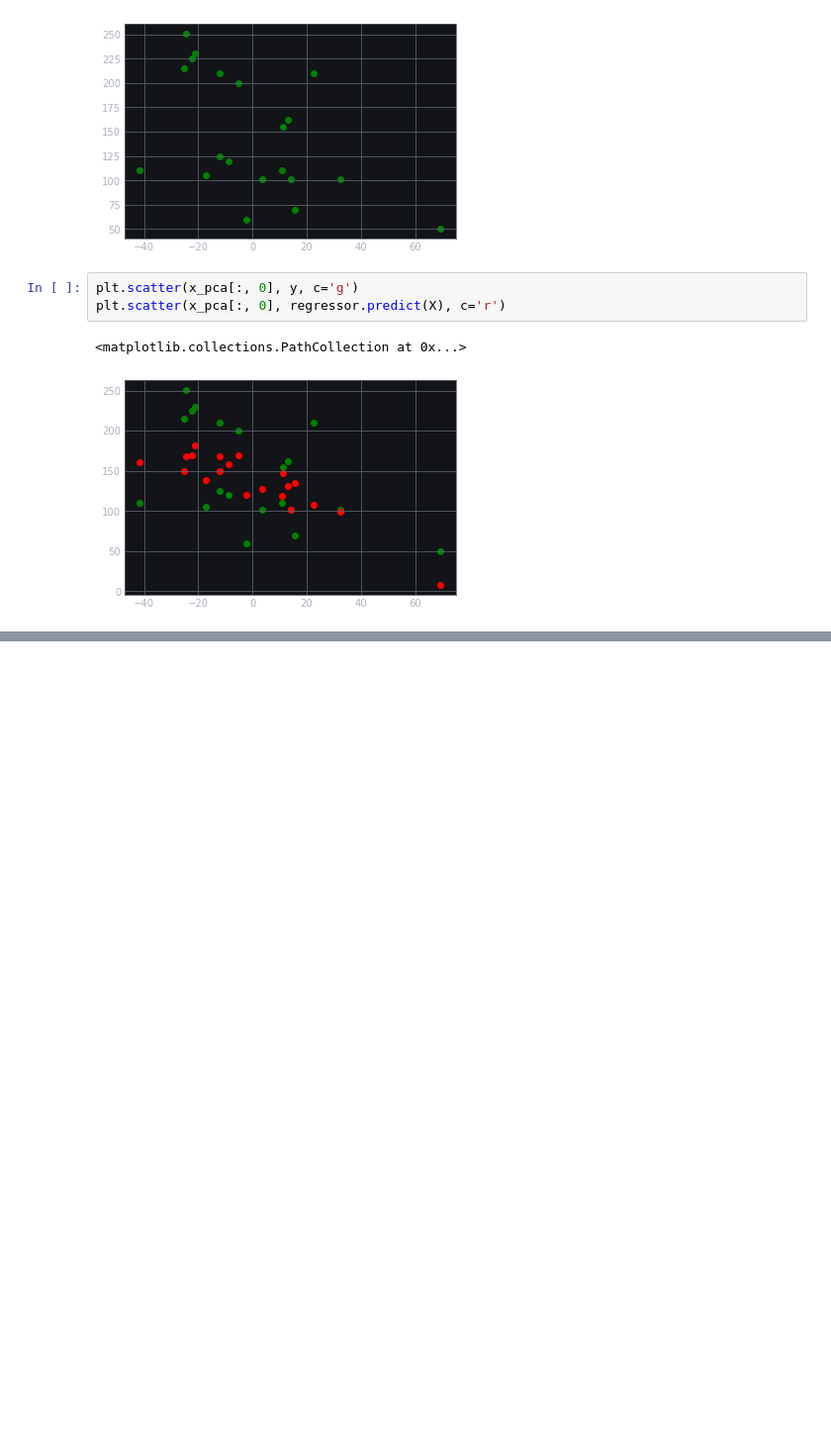
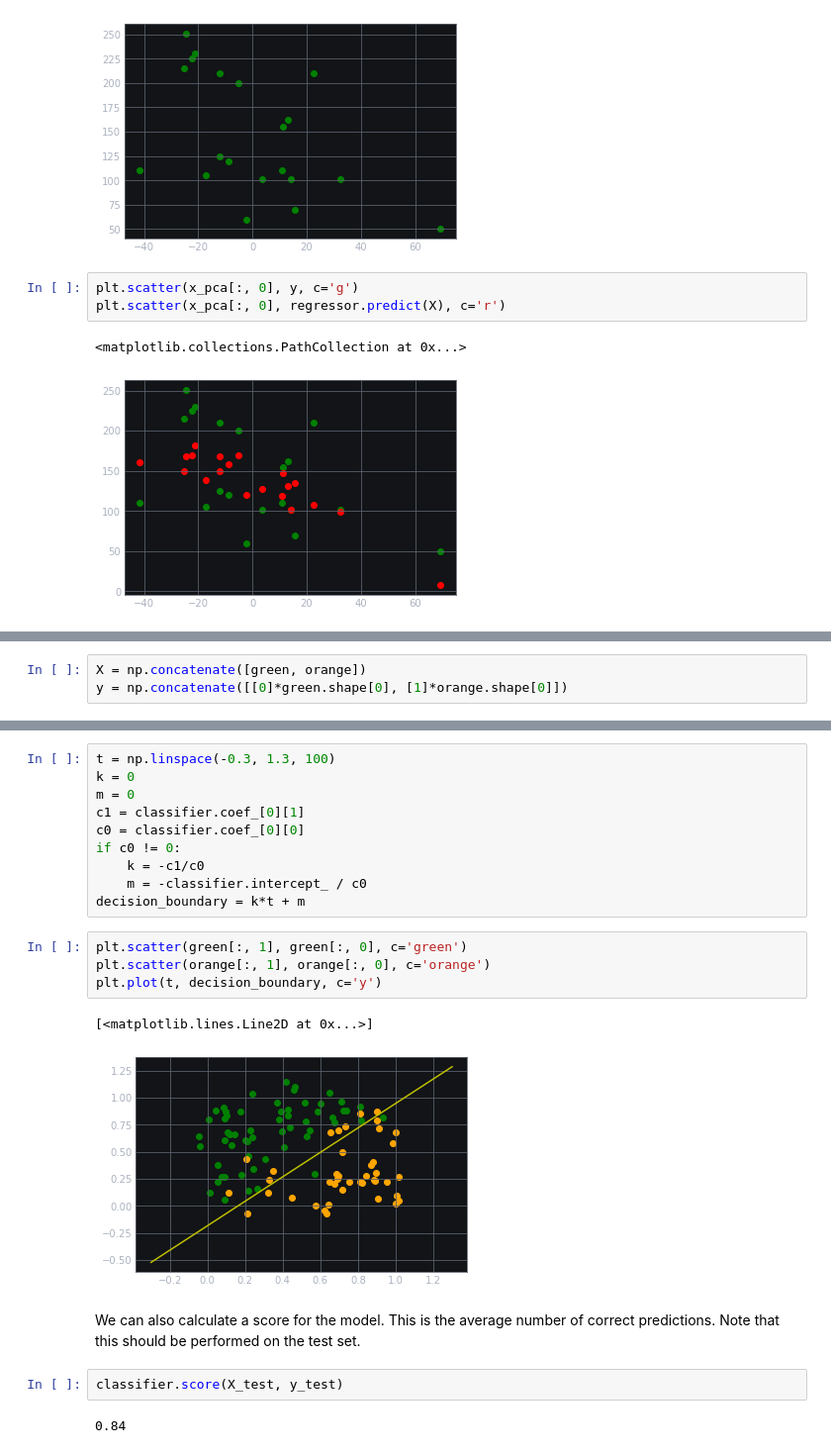
Before and after one commit to eseaflower/cmiv-ai-course, a Jupyter notebook: notebooks/Classical Machine Learning.ipynb, the cells around one changed output, grey strips where cells are left out. Shown: that part at 99% size. Saved outputs shown, nothing was run; the diff lists cells and outputs as text; blank space fills up the shorter version.

```diff
--- a/notebooks/Classical Machine Learning.ipynb
+++ b/notebooks/Classical Machine Learning.ipynb
@@ -142,0 +173,3 @@ plt.scatter(x_pca[:, 0], regressor.predict(X), c='r')
+# %%
+X = np.concatenate([green, orange])
+y = np.concatenate([[0]*green.shape[0], [1]*orange.shape[0]])
@@ -142,0 +196,23 @@ plt.scatter(x_pca[:, 0], regressor.predict(X), c='r')
+# %%
+t = np.linspace(-0.3, 1.3, 100)
+k = 0
+m = 0
+c1 = classifier.coef_[0][1]
+c0 = classifier.coef_[0][0]
+if c0 != 0:
+    k = -c1/c0
+    m = -classifier.intercept_ / c0
+decision_boundary = k*t + m
+# %%
+plt.scatter(green[:, 1], green[:, 0], c='green')
+plt.scatter(orange[:, 1], orange[:, 0], c='orange')
+plt.plot(t, decision_boundary, c='y')
+# %% [output]
+[<matplotlib.lines.Line2D at 0x...>]
+[figure, added]
+# %% [markdown]
+We can also calculate a score for the model. This is the average number of correct predictions. Note that this should be performed on the test set.
+# %%
+classifier.score(X_test, y_test)
+# %% [output]
+0.84
```
Also changed, not shown: parts of 11 cells of this notebook.
